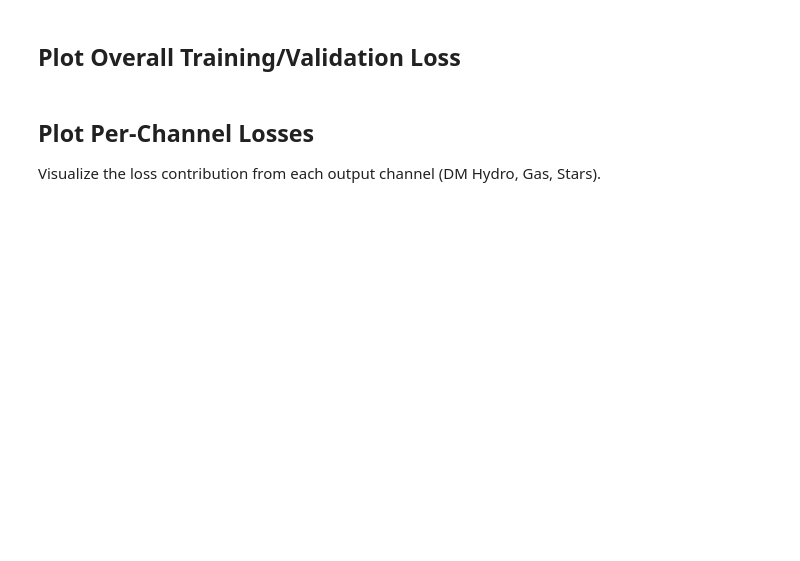
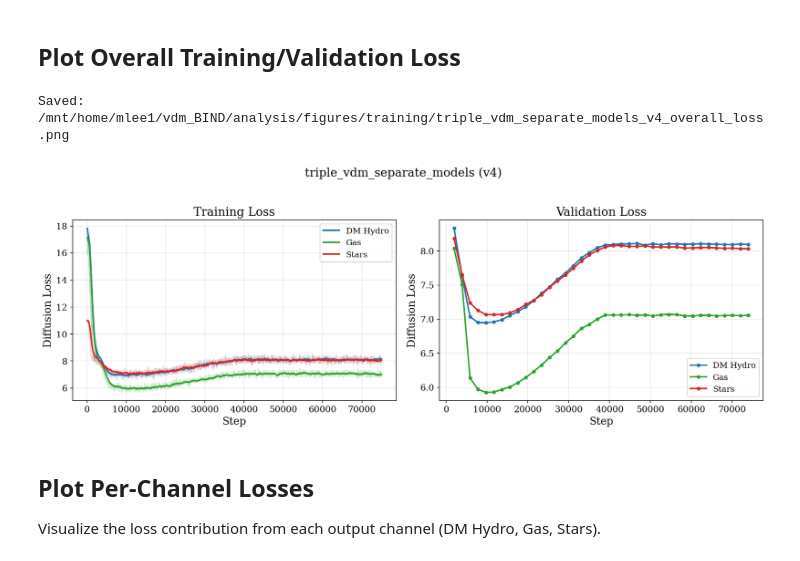
Before and after one commit to Maxelee/vdm_BIND, a Jupyter notebook: analysis/notebooks/training_loss_curves.ipynb, the cells around one changed output. Saved outputs shown, nothing was run; the diff lists cells and outputs as text; code cells hidden in the pictures; blank space fills up the shorter version.

```diff
--- a/analysis/notebooks/training_loss_curves.ipynb
+++ b/analysis/notebooks/training_loss_curves.ipynb
@@ -42,11 +44,12 @@ Select the model type and version to analyze.
 # ============================================================================
 
 # Model type: 'clean' (3-channel joint) or 'triple' (3 separate VDMs)
-MODEL_TYPE = 'clean'
+MODEL_TYPE = 'triple'
 
 # Model name and version
 MODEL_NAME = 'clean_vdm_aggressive_stellar'
-VERSION = 2
+MODEL_NAME = 'triple_vdm_separate_models'
+VERSION = 4
 
 # TensorBoard logs root
 TB_LOGS_ROOT = Path('/mnt/home/mlee1/ceph/tb_logs')
@@ -117,51 +141,85 @@ for tag in sorted(metrics.keys()):
 def smooth_curve(values, weight=0.9):
     """Exponential moving average smoothing."""
     smoothed = []
     last = values[0]
     for v in values:
         smoothed_val = last * weight + (1 - weight) * v
         smoothed.append(smoothed_val)
         last = smoothed_val
     return np.array(smoothed)
 
+# Define metric keys based on model type
+if MODEL_TYPE == 'triple':
+    # Triple model has separate namespaces for each VDM
+    TRIPLE_NAMES = ['hydro_dm', 'gas', 'stars']
+    DISPLAY_NAMES = {'hydro_dm': 'DM Hydro', 'gas': 'Gas', 'stars': 'Stars'}
+
+    # For overall loss, sum or show each model separately
+    train_loss_keys = {name: f'train/{name}/diffusion_loss_step' for name in TRIPLE_NAMES}
+    val_loss_keys = {name: f'val/{name}/diffusion_loss' for name in TRIPLE_NAMES}
+else:
+    # Clean model has combined metrics
+    train_loss_keys = {'combined': 'train/diffusion_loss_step'}
+    val_loss_keys = {'combined': 'val/diffusion_loss'}
+
 fig, axes = plt.subplots(1, 2, figsize=(14, 5))
 
 # Left: Training loss
 ax = axes[0]
-if 'train/loss' in metrics:
-    steps = metrics['train/loss']['steps']
-    values = metrics['train/loss']['values']
-    ax.plot(steps, values, alpha=0.3, color='blue', label='Raw')
-    ax.plot(steps, smooth_curve(values), color='blue', linewidth=2, label='Smoothed')
+if MODEL_TYPE == 'triple':
+    colors = {'hydro_dm': '#1f77b4', 'gas': '#2ca02c', 'stars': '#d62728'}
+    for name in TRIPLE_NAMES:
+        key = train_loss_keys[name]
+        if key in metrics:
+            steps = metrics[key]['steps']
+            values = metrics[key]['values']
+            ax.plot(steps, values, alpha=0.2, color=colors[name])
+            ax.plot(steps, smooth_curve(values), color=colors[name], linewidth=2, label=DISPLAY_NAMES[name])
+    ax.legend()
+else:
+    key = train_loss_keys['combined']
+    if key in metrics:
+        steps = metrics[key]['steps']
+        values = metrics[key]['values']
+        ax.plot(steps, values, alpha=0.3, color='blue', label='Raw')
+        ax.plot(steps, smooth_curve(values), color='blue', linewidth=2, label='Smoothed')
+        ax.legend()
 ax.set_xlabel('Step')
-ax.set_ylabel('Loss')
+ax.set_ylabel('Diffusion Loss')
 ax.set_title('Training Loss')
-ax.legend()
 ax.grid(True, alpha=0.3)
 
 # Right: Validation loss
 ax = axes[1]
-if 'val/loss' in metrics:
-    steps = metrics['val/loss']['steps']
-    values = metrics['val/loss']['values']
-    ax.plot(steps, values, 'o-', color='orange', markersize=3, label='Validation')
-elif 'val/elbo' in metrics:
-    steps = metrics['val/elbo']['steps']
-    values = metrics['val/elbo']['values']
-    ax.plot(steps, values, 'o-', color='orange', markersize=3, label='Validation ELBO')
+if MODEL_TYPE == 'triple':
+    for name in TRIPLE_NAMES:
+        key = val_loss_keys[name]
+        if key in metrics:
+            steps = metrics[key]['steps']
+            values = metrics[key]['values']
+            ax.plot(steps, values, 'o-', color=colors[name], markersize=4, linewidth=2, label=DISPLAY_NAMES[name])
+    ax.legend()
+else:
+    key = val_loss_keys['combined']
+    if key in metrics:
+        steps = metrics[key]['steps']
+        values = metrics[key]['values']
+        ax.plot(steps, values, 'o-', color='orange', markersize=4, linewidth=2, label='Validation')
+        ax.legend()
 ax.set_xlabel('Step')
-ax.set_ylabel('Loss')
+ax.set_ylabel('Diffusion Loss')
 ax.set_title('Validation Loss')
-ax.legend()
 ax.grid(True, alpha=0.3)
 
 plt.suptitle(f'{MODEL_NAME} (v{VERSION})', fontsize=16, y=1.02)
 plt.tight_layout()
 
-# Save figure
 fig.savefig(FIGURE_DIR / f'{MODEL_NAME}_v{VERSION}_overall_loss.png')
 print(f"Saved: {FIGURE_DIR / f'{MODEL_NAME}_v{VERSION}_overall_loss.png'}")
 plt.show()
+# %% [output]
+Saved: /mnt/home/mlee1/vdm_BIND/analysis/figures/training/triple_vdm_separate_models_v4_overall_loss.png
+[figure, added]
 # %% [markdown]
 ## Plot Per-Channel Losses
 
```
Also changed, not shown: parts of 16 cells of this notebook, 19 other files.
